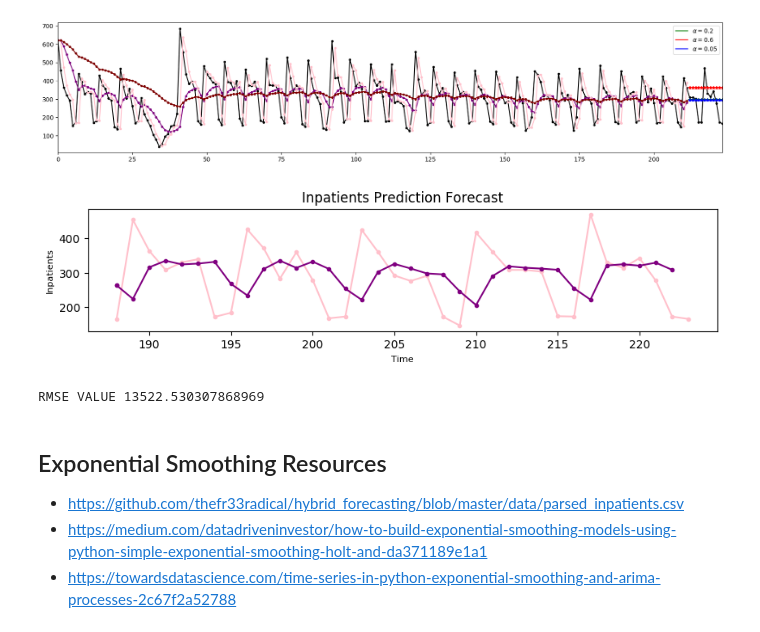
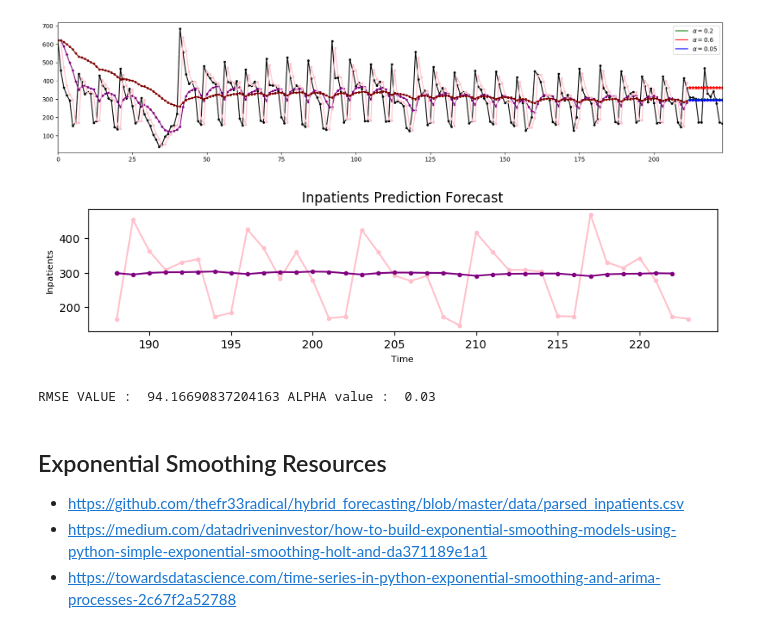
Before and after one commit to thefr33radical/hybrid_forecasting, a Jupyter notebook: code/models.ipynb, the cells around one changed output. Cells and saved outputs as stored; diff of their text form; code cells hidden in the pictures.

```diff
--- a/code/models.ipynb
+++ b/code/models.ipynb
@@ -55,42 +56,57 @@ plt.show()
 # %%
 # Rollling Forecast
 
 # Number of days to Forecast Parameter
 end =36
-alpha=0.4
-values = data.iloc[:-end,1]
-actual_values = data.iloc[len(data)-end:,1]
+alpha=0
+
+def exp_smoothing(end,alpha,pred_values):
+  pred_values=[]
+  values = data.iloc[:-end,1]
+  actual_values = data.iloc[len(data)-end:,1]
+  indexes=[]
+
+  for i in range(end):
+    fit = SimpleExpSmoothing(values).fit(smoothing_level=alpha,optimized=False)
+    fnext = fit.forecast(1)
+    indexes.append(fnext.index.values[0])
+    pred_values.append(fnext.values[0])
+    values = data.iloc[:-end+i,1]
+
+  pred_values=pd.Series(pred_values)
+  pred_values.index=indexes
+  return pred_values,actual_values
+
 pred_values=[]
-indexes=[]
+min_pred_values=[]
+rmse_values=[]
+present_min =999999
+min_alpha=0
 
-#print(actual_values,values )
+for i in range (0,100,1):
+  alpha =  float(i/100)
+  pred_values,actual_values=exp_smoothing(end,alpha,pred_values)
+  temp=math.sqrt(rms(actual_values,pred_values))
 
-for i in range(end):
-  fit = SimpleExpSmoothing(values).fit(smoothing_level=alpha,optimized=False)
-  fnext = fit.forecast(1)
-  indexes.append(fnext.index.values[0])
-  pred_values.append(fnext.values[0])
-  values = data.iloc[:-end+i,1]
+  if temp < present_min:
+    min_pred_values=pred_values
+    min_alpha = alpha
+    present_min=temp
 
-pred_values=pd.Series(pred_values)
-pred_values.index=indexes
-
-#Doubt
-#pred_values=pred_values.shift(-1)[:]
 plt.figure(num=None, figsize=(10, 2), dpi=100,facecolor='w', edgecolor='k')
 plt.xlabel('Time', fontsize=8)
 plt.ylabel('Inpatients', fontsize=8)
 plt.plot(actual_values,marker='.', color='pink')
-plt.plot(pred_values,marker='.', color='purple')
+plt.plot(min_pred_values,marker='.', color='purple')
 plt.title("Inpatients Prediction Forecast",fontsize=12)
 plt.show()
 
 # Needs correction ??
-print("RMSE VALUE",rms(actual_values,pred_values))
+print("RMSE VALUE : ",math.sqrt(rms(actual_values,min_pred_values)),"ALPHA value : ",min_alpha)
 #print(actual_values,pred_values)
 # %% [output]
-[figure, old version]
+[figure, new version]
-RMSE VALUE 13522.530307868969
+RMSE VALUE :  94.16690837204163 ALPHA value :  0.03
 # %% [markdown]
 ## Exponential Smoothing Resources
 * https://github.com/thefr33radical/hybrid_forecasting/blob/master/data/parsed_inpatients.csv
```
Also changed, not shown: parts of 5 cells of this notebook.
